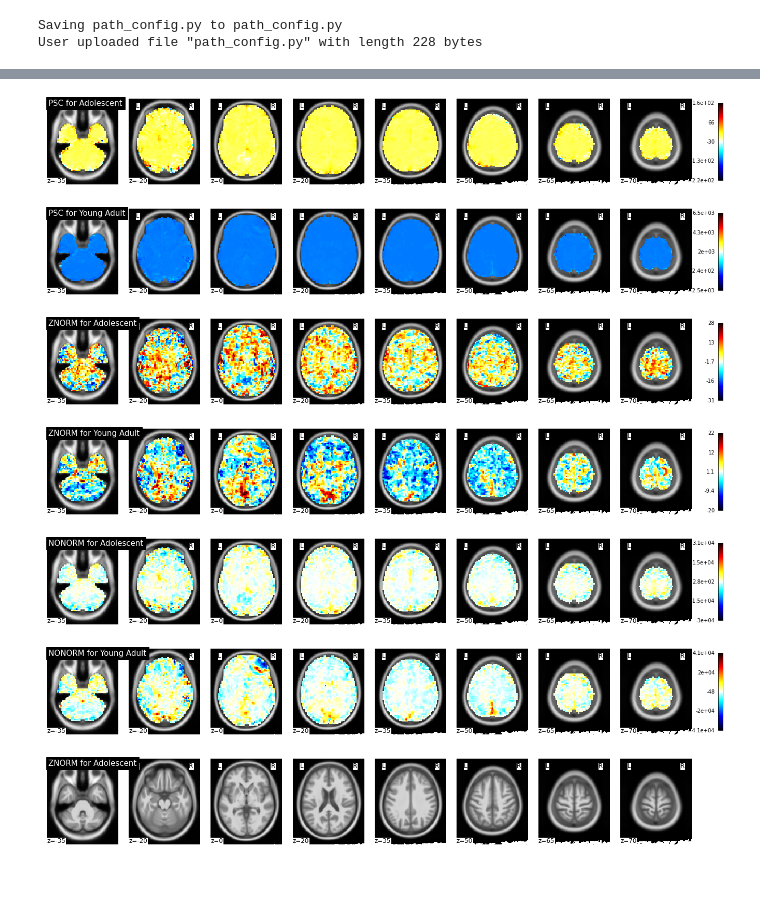
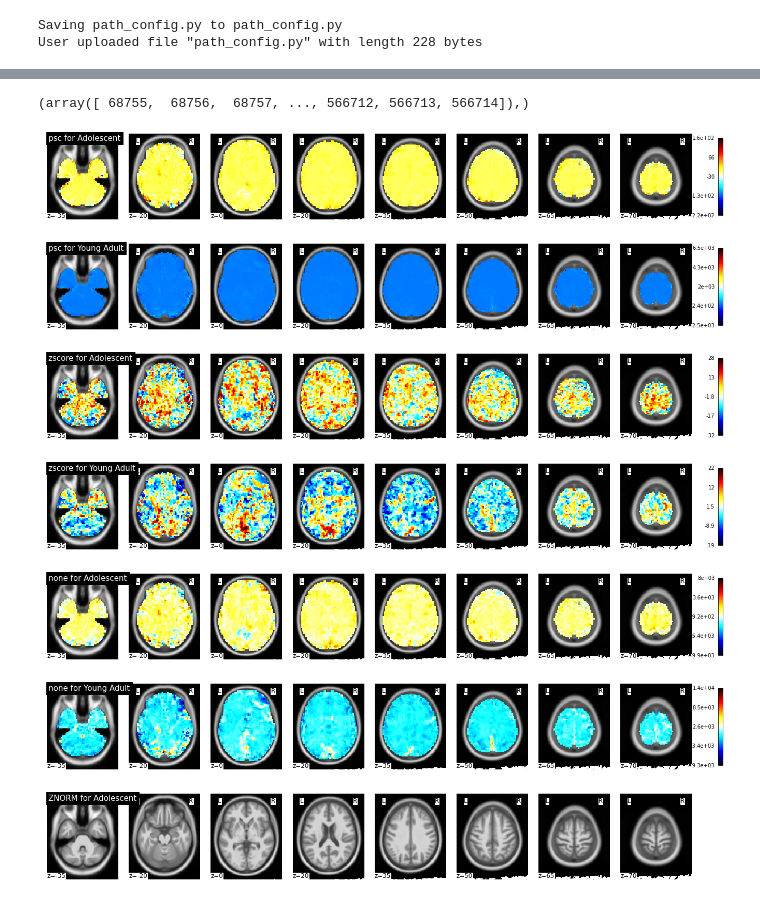
Before and after one commit to staceybeck/teambrainiac, a Jupyter notebook: source/DataExplorationVisuals.ipynb, the cells around one changed output, grey strips where cells are left out. Saved outputs shown, nothing was run; the diff lists cells and outputs as text; code cells hidden in the pictures.

```diff
--- a/source/DataExplorationVisuals.ipynb
+++ b/source/DataExplorationVisuals.ipynb
@@ -203,7 +225,7 @@ for sub_id in subject_ids:
   model.cv_results_ #get cv_results
   model_df = pd.DataFrame(model.cv_results_) #convert to dataframe
   model_df['subject'] = sub_id #add subject id column
-  sub_df = model_df[['subject','param_C','param_kernel','mean_test_score','std_test_score']] #grab columns of interest
+  sub_df = model_df[['subject','param_C','param_kernel', 'param_gamma','mean_test_score','std_test_score']] #grab columns of interest
   #create df
   if len(final_df)==0:
     final_df = sub_df
@@ -256,5 +277,17 @@ def get_mask(mask_type,data_path_dict,mask_ind):
+# %%
+def make_mask(np_array_mask):
+  """
+    Function to create boolean mask to mask out voxels we don't want
+    Params:
+      mask_type: string: which mask to grab to get boolean array
+    returns: boolean array of voxels to include
+  """
+  #np_array_mask = mask_data[mask_type] #get the mask array
+  #create a 1-D array for the mask. Important to use Fourier Transformation as we are working in brain space!
+  mask = np.ma.make_mask(np_array_mask).reshape(79*95*79,order='F')
+  return mask
 # %%
-def create_bmaps(sub_id,data,indices_mask,image):
+def create_bmaps(data,indices_mask,image):
   """
     Function to compute beta maps using Lagrange values(alphas) from SVM.
       1. We want to create a zeroed vector to fill with the clf.dual_coef which correspond to the alphas
@@ -275,9 +308,9 @@ def create_bmaps(sub_id,data,indices_mask,image):
       bmap3: nifti file for imaging
   """
 
-  clf = data[sub_id]['model'] # grab model
-  X_train = data[sub_id]['X_train'] #grab training data
-  y_train = data[sub_id]['y_train'] #grab labels
+  clf = data['model'] # grab model
+  X_train = data['X_train'] #grab training data
+  y_train = data['y_train'] #grab labels
 
   alphas = np.zeros((84)) #create zero array
   alphas[clf.support_] = clf.dual_coef_ #fill indices with corresponding alphas
@@ -317,25 +355,31 @@ def plot_map(bmap3,norm_type,subject_type,outfname=None,threshold=.0001):
 # %%
 subject_types = ['Adolescent','Young Adult'] ##which group it belongs too
-ind = get_mask('mask',data_path_dict,0) #grab indices of mask to use
+mask_data = get_mask_data(data_path_dict,0) #grab indices of mask to use
+mask = make_mask(mask_data['mask'])
+ind = np.where(mask==True)
+print(ind)
 bmap2_dict = {} #dictionary to save bmap2
-for norm_type in path_dict.keys(): #iterate over norm types
-  pick_files = path_dict[norm_type]['sub_pickles'] #get pickle file paths for two example subjects
-  sub_ids = path_dict[norm_type]['sub_id'] #get subject ids
+for norm_type in list(subject_models.keys()): #iterate over norm types
   bmap2_dict[norm_type] = {} #create empty dict by norm type in bmap2_dict
-  for sidx in range(len(pick_files)): #iterate over pickle files
+  norm_models = subject_models[norm_type]
+  subj_list = list(norm_models.keys())
+  for idx in range(len(subj_list)):
+    subj_id = subj_list[idx]
+    subj_data = norm_models[subj_id]
     bmap3=None #set bmap3 to none (nilearn is fickle)
     disp_image=None #set disp image to none (nilearn is fickle)
-    model_dict = access_load_data(pick_files[sidx],False) #get subject model dictionary
-    bmap2,bmap3 = create_bmaps(sub_ids[sidx],model_dict,ind,affine_image) #grab bmap2(array) and bmap3 (nifti)
-    bmap2_dict[norm_type][sub_ids[sidx]] = bmap2 #store bmap two in dictionary
-    plot_map(bmap3,norm_type,subject_types[sidx],outfname=None,threshold=.0001) #get image
+    #get subject model dictionary
+    bmap2,bmap3 = create_bmaps(subj_data,ind,affine_image) #grab bmap2(array) and bmap3 (nifti)
+    bmap2_dict[norm_type][subj_id] = bmap2 #store bmap two in dictionary
+    plot_map(bmap3,norm_type,subject_types[idx],outfname=None,threshold=.0001) #get image
 # %% [output]
+(array([ 68755,  68756,  68757, ..., 566712, 566713, 566714]),)
 [figure]
 [figure]
 [figure]
 [figure]
-[figure, old version]
+[figure, new version]
-[figure, old version]
+[figure, new version]
 # %%
 bmap_test = bmap2_dict['ZNORM']['10047_09030']
 ind = get_mask('nacc_aal',data_path_dict,1)
```
Also changed, not shown: parts of 33 cells of this notebook.
